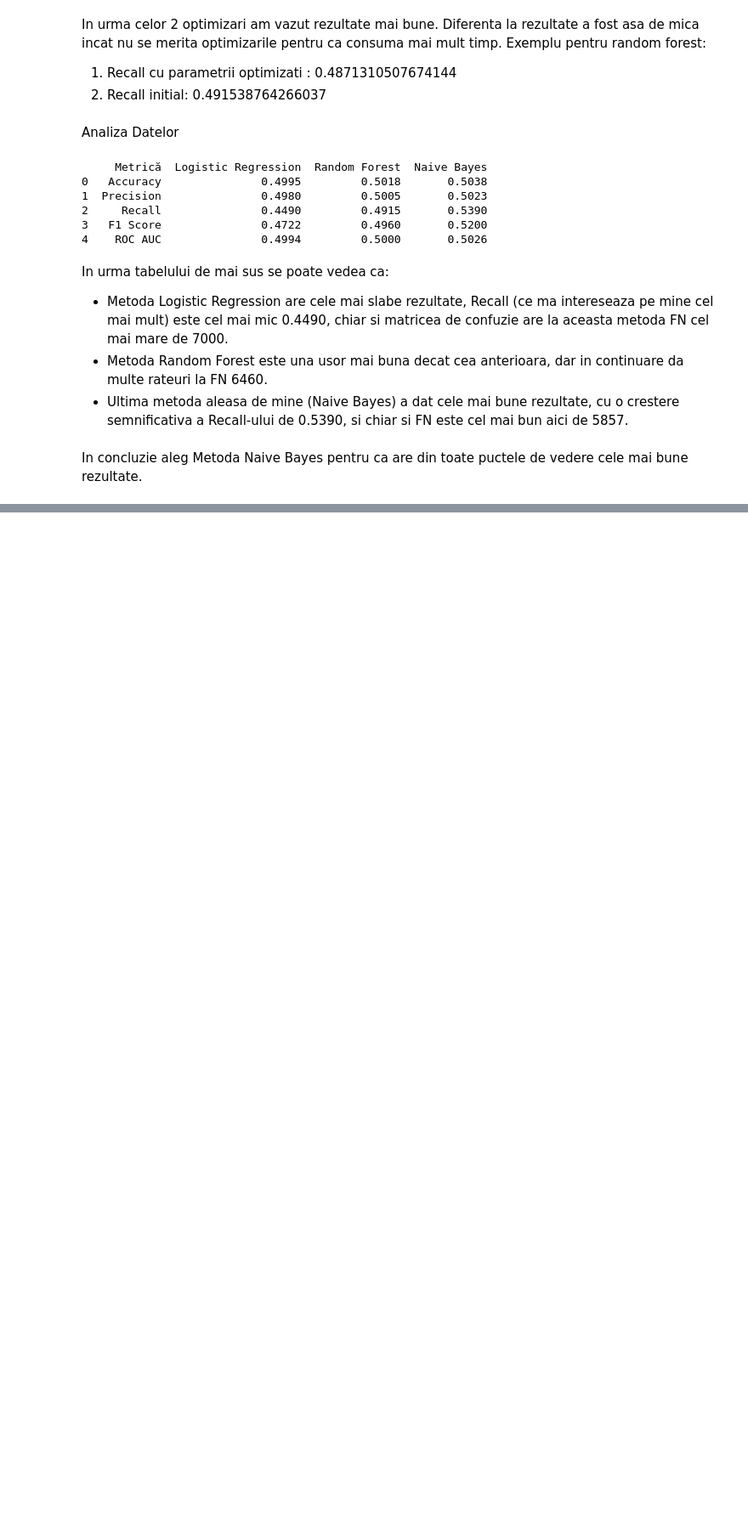
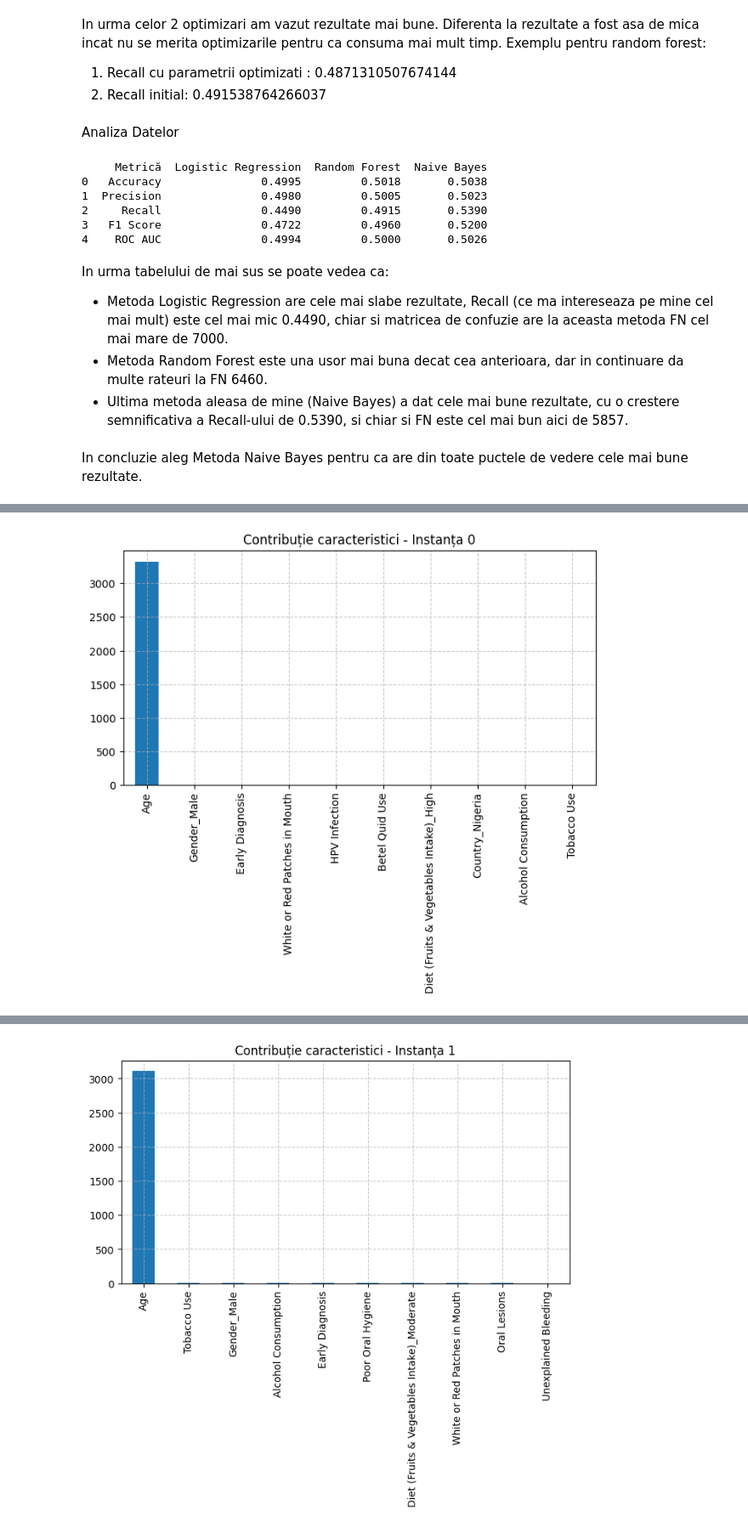
Before and after one commit to DenisaGhiriti/SI_Oral_Cancer, a Jupyter notebook: cancer.ipynb, the cells around one changed output, grey strips where cells are left out. Shown: that part at 85% size. Cells and saved outputs as stored; diff of their text form; code cells hidden in the pictures; blank space fills up the shorter version.

Commit message:
Model_final

```diff
--- a/cancer.ipynb
+++ b/cancer.ipynb
@@ -1063,0 +1115,64 @@ In concluzie aleg Metoda Naive Bayes pentru ca are din toate puctele de vedere c
+# %%
+# Importăm librăriile necesare
+import pandas as pd
+import numpy as np
+from sklearn.model_selection import train_test_split
+from sklearn.naive_bayes import GaussianNB
+from sklearn.metrics import accuracy_score, precision_score, recall_score, f1_score, roc_auc_score, confusion_matrix
+import matplotlib.pyplot as plt
+
+# 1️⃣ Reîncărcăm datele
+file_path = 'baza_date_one_hot.csv'  # Pune calea corectă dacă e diferită
+data = pd.read_csv(file_path)
+
+# 2️⃣ Eliminăm coloanele cu scurgeri de informație
+leakage_columns = [
+    'Cost of Treatment (USD)',
+    'Economic Burden (Lost Workdays per Year)',
+    'Tumor Size (cm)',
+    'Cancer Stage',
+    'Survival Rate (5-Year, %)',
+    'Treatment Type_No Treatment',
+    'Treatment Type_Chemotherapy',
+    'Treatment Type_Surgery',
+    'Treatment Type_Targeted Therapy',
+    'Treatment Type_Radiation'
+]
+
+X = data.drop(columns=leakage_columns + ['Oral Cancer (Diagnosis)', 'ID'])
+y = data['Oral Cancer (Diagnosis)']
+
+# 3️⃣ Împărțire în train și test
+X_train, X_test, y_train, y_test = train_test_split(
+    X, y, test_size=0.2, random_state=42, stratify=y
+)
+
+# 4️⃣ Antrenare model Naive Bayes
+nb_model = GaussianNB()
+nb_model.fit(X_train, y_train)
+
+# 5️⃣ Predictii și evaluare
+y_pred = nb_model.predict(X_test)
+y_proba = nb_model.predict_proba(X_test)[:, 1]
+
+# 6️⃣ Calculăm probabilitățile pentru fiecare instanță
+instances = [0, 1, 2, 3, 4]  # Primele 5 instanțe
+for idx in instances:
+    print(f"\n🔍 **Explicare pentru Instanța {idx}:**")
+    print("Valori caracteristici:")
+    print(X_test.iloc[idx])
+    print("\n🔎 Contribuții la predicție:")
+
+    # Calculăm scorul pentru fiecare feature
+    individual_contributions = X_test.iloc[idx] * nb_model.theta_[1]
+    sorted_contributions = individual_contributions.sort_values(ascending=False)
+
+    print(sorted_contributions.head(10))
+
+    # Grafic de interpretare
+    plt.figure(figsize=(8, 4))
+    sorted_contributions.head(10).plot(kind='bar')
+    plt.title(f'Contribuție caracteristici - Instanța {idx}')
+    plt.grid(True, linestyle='--', alpha=0.7)
+    plt.show()
+# %% [output]
@@ -1063,0 +1196 @@ In concluzie aleg Metoda Naive Bayes pentru ca are din toate puctele de vedere c
+[figure, added]
@@ -1063,0 +1214 @@ In concluzie aleg Metoda Naive Bayes pentru ca are din toate puctele de vedere c
+[figure, added]
```
Also changed, not shown: parts of 26 cells of this notebook.
